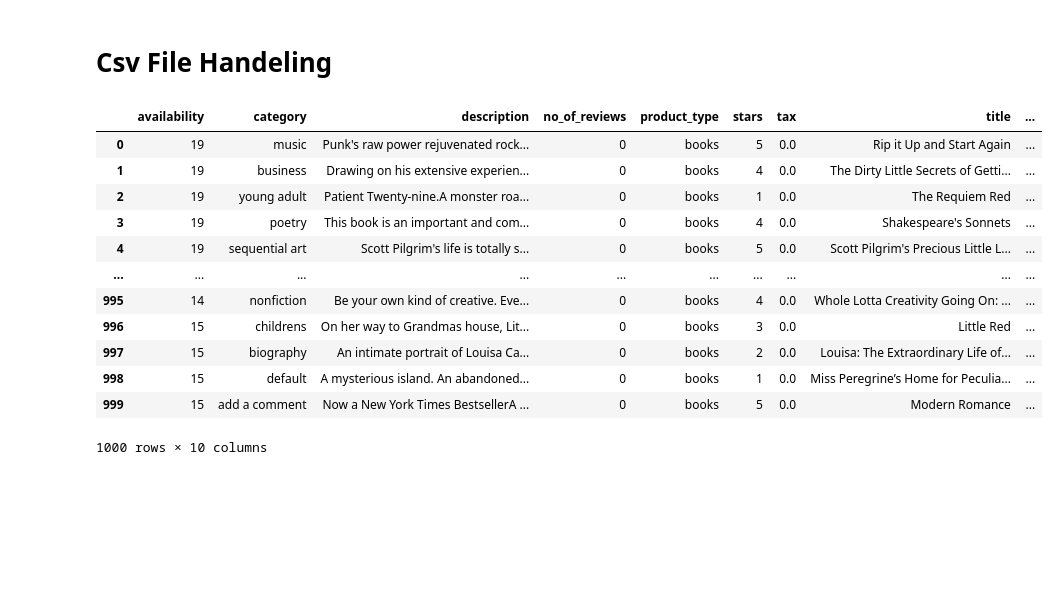
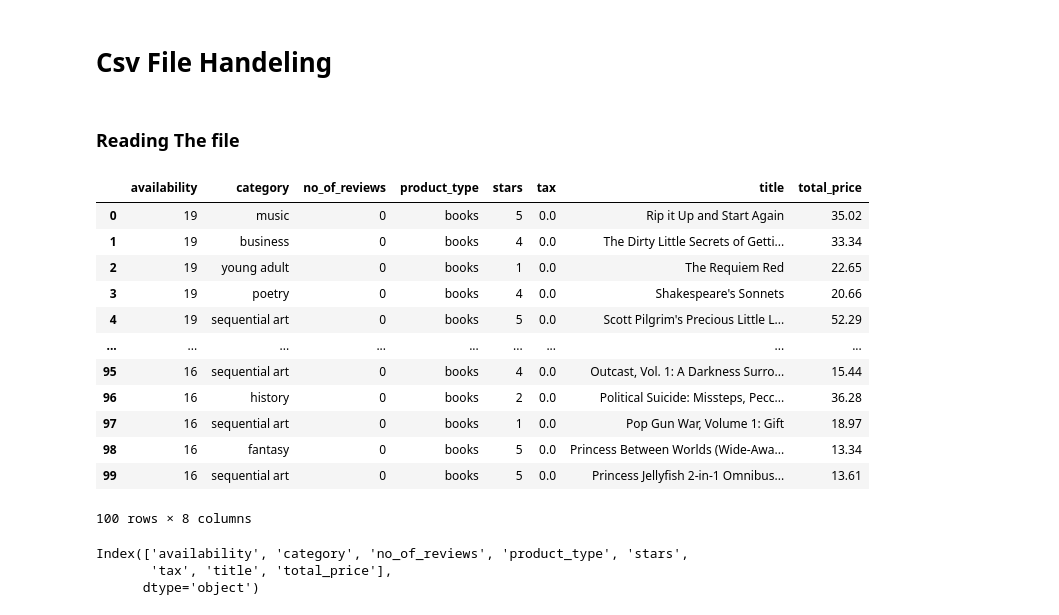
Before and after one commit to Rayal-Khatri/Python, a Jupyter notebook: Pandas/Read_files.ipynb, the cells around one changed output. Saved outputs shown, nothing was run; the diff lists cells and outputs as text; code cells hidden in the pictures; blank space fills up the shorter version.

```diff
--- a/Pandas/Read_files.ipynb
+++ b/Pandas/Read_files.ipynb
@@ -4,20 +4,28 @@
 import pandas as pd
 # %% [markdown]
 # Csv File Handeling
+# %% [markdown]
+### Reading The file
 # %%
-df = pd.read_csv('bookdata.csv')
+df = pd.read_csv('bookdata.csv', nrows = 100 , usecols = [0,1,3,4,5,6,7,8])
 df
 # %% [output]
-|  | availability | category | description | no_of_reviews | product_type | stars | tax | title | ... |
-| 0 | 19 | music | Punk's raw power rejuvenated rock... | 0 | books | 5 | 0.0 | Rip it Up and Start Again | ... |
-| 1 | 19 | business | Drawing on his extensive experien... | 0 | books | 4 | 0.0 | The Dirty Little Secrets of Getti... | ... |
-| 2 | 19 | young adult | Patient Twenty-nine.A monster roa... | 0 | books | 1 | 0.0 | The Requiem Red | ... |
-| 3 | 19 | poetry | This book is an important and com... | 0 | books | 4 | 0.0 | Shakespeare's Sonnets | ... |
-| 4 | 19 | sequential art | Scott Pilgrim's life is totally s... | 0 | books | 5 | 0.0 | Scott Pilgrim's Precious Little L... | ... |
-| ... | ... | ... | ... | ... | ... | ... | ... | ... | ... |
-| 995 | 14 | nonfiction | Be your own kind of creative. Eve... | 0 | books | 4 | 0.0 | Whole Lotta Creativity Going On: ... | ... |
-| 996 | 15 | childrens | On her way to Grandmas house, Lit... | 0 | books | 3 | 0.0 | Little Red | ... |
-| 997 | 15 | biography | An intimate portrait of Louisa Ca... | 0 | books | 2 | 0.0 | Louisa: The Extraordinary Life of... | ... |
-| 998 | 15 | default | A mysterious island. An abandoned... | 0 | books | 1 | 0.0 | Miss Peregrine’s Home for Peculia... | ... |
-| 999 | 15 | add a comment | Now a New York Times BestsellerA ... | 0 | books | 5 | 0.0 | Modern Romance | ... |
+|  | availability | category | no_of_reviews | product_type | stars | tax | title | total_price |
+| 0 | 19 | music | 0 | books | 5 | 0.0 | Rip it Up and Start Again | 35.02 |
+| 1 | 19 | business | 0 | books | 4 | 0.0 | The Dirty Little Secrets of Getti... | 33.34 |
+| 2 | 19 | young adult | 0 | books | 1 | 0.0 | The Requiem Red | 22.65 |
+| 3 | 19 | poetry | 0 | books | 4 | 0.0 | Shakespeare's Sonnets | 20.66 |
+| 4 | 19 | sequential art | 0 | books | 5 | 0.0 | Scott Pilgrim's Precious Little L... | 52.29 |
+| ... | ... | ... | ... | ... | ... | ... | ... | ... |
+| 95 | 16 | sequential art | 0 | books | 4 | 0.0 | Outcast, Vol. 1: A Darkness Surro... | 15.44 |
+| 96 | 16 | history | 0 | books | 2 | 0.0 | Political Suicide: Missteps, Pecc... | 36.28 |
+| 97 | 16 | sequential art | 0 | books | 1 | 0.0 | Pop Gun War, Volume 1: Gift | 18.97 |
+| 98 | 16 | fantasy | 0 | books | 5 | 0.0 | Princess Between Worlds (Wide-Awa... | 13.34 |
+| 99 | 16 | sequential art | 0 | books | 5 | 0.0 | Princess Jellyfish 2-in-1 Omnibus... | 13.61 |
-1000 rows × 10 columns
+100 rows × 8 columns
+# %%
+df.columns
+# %% [output]
+Index(['availability', 'category', 'no_of_reviews', 'product_type', 'stars',
+       'tax', 'title', 'total_price'],
+      dtype='object')
```
Also changed, not shown: parts of 9 cells of this notebook, 2 other files.
